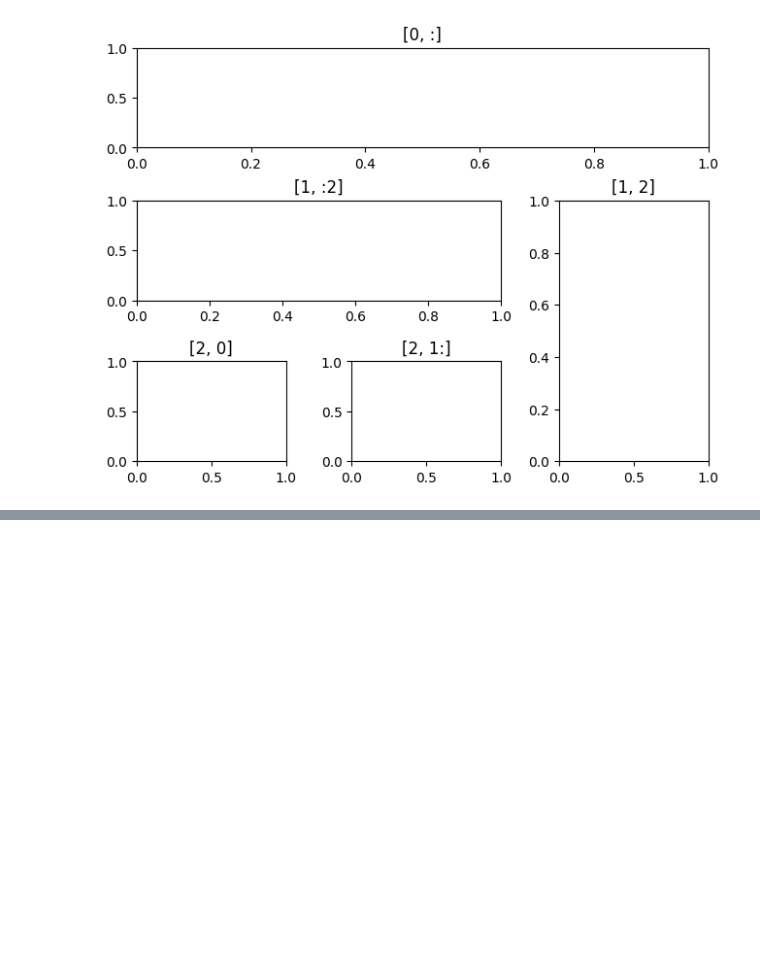
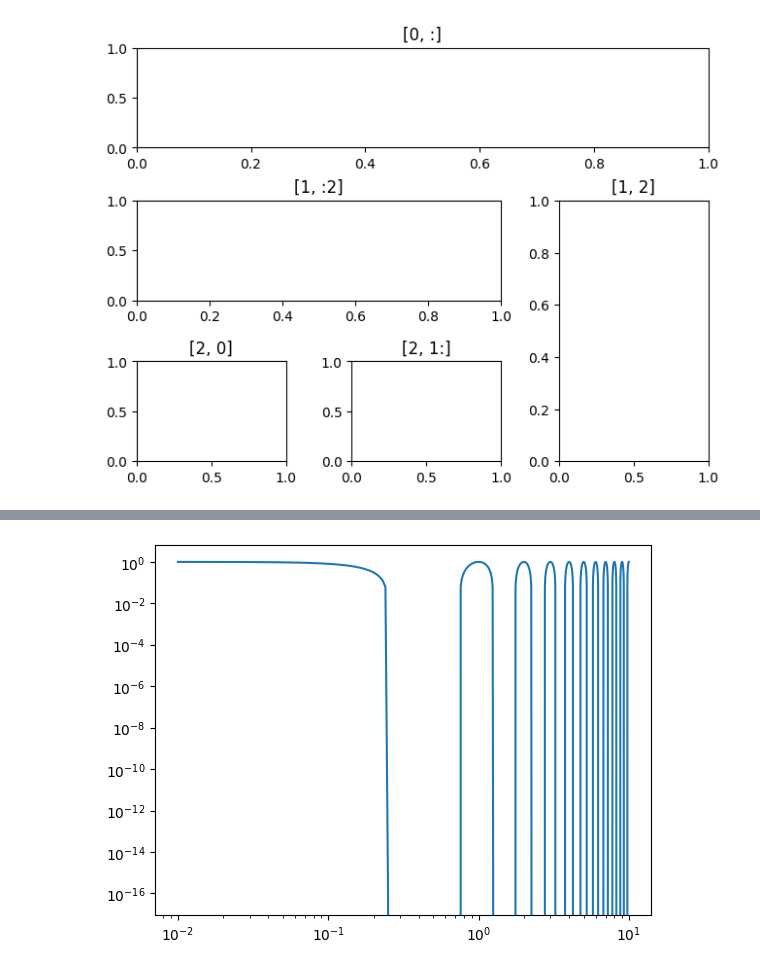
Before and after one commit to datasafariwithcj/Matplotlib, a Jupyter notebook: NumPy_and_Matplotlib.ipynb, the cells around one changed output, grey strips where cells are left out. Saved outputs shown, nothing was run; the diff lists cells and outputs as text; code cells hidden in the pictures; blank space fills up the shorter version.

```diff
--- a/NumPy_and_Matplotlib.ipynb
+++ b/NumPy_and_Matplotlib.ipynb
@@ -592,0 +604,5 @@ plt.show()
+# %%
+plt.loglog(data, np.cos(np.pi * 2 * data))
+plt.show()
+# %% [output]
+[figure, added]
```
Also changed, not shown: parts of 8 cells of this notebook.
